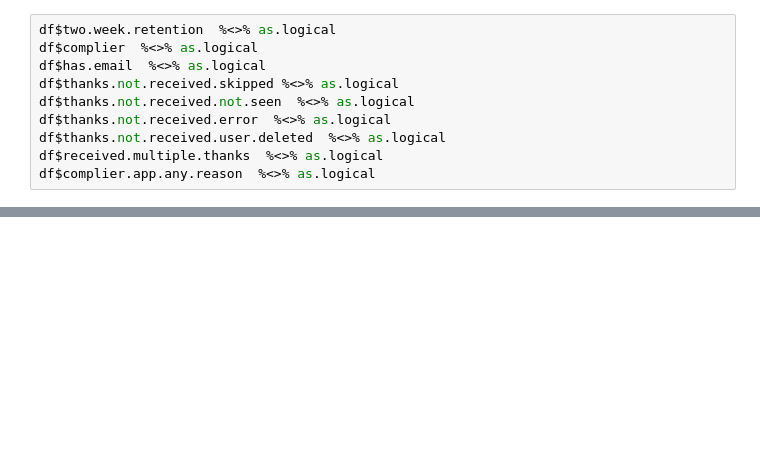
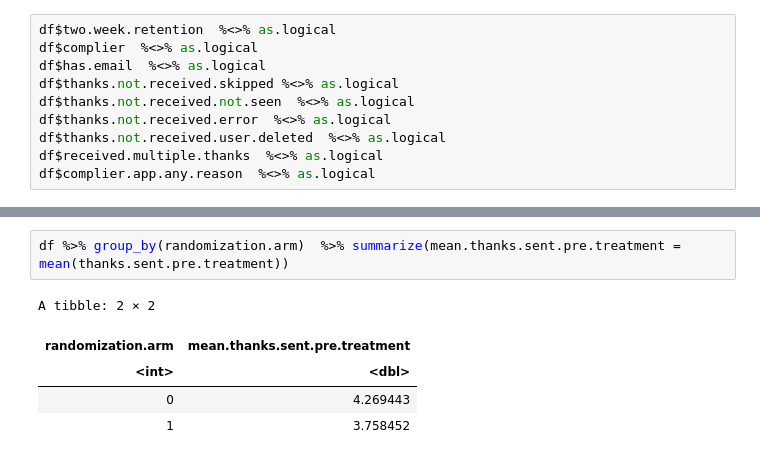
Before and after one commit to citizensandtech/civilservant-wikipedia-thanksender, a Jupyter notebook: ipython/grat thankee verify as if i'm jnm.ipynb, the cells around one changed output, grey strips where cells are left out. Drawn from its saved outputs; the diff is of its cells as text; blank space fills up the shorter version.

```diff
--- a/ipython/grat thankee verify as if i'm jnm.ipynb
+++ b/ipython/grat thankee verify as if i'm jnm.ipynb
@@ -24,0 +70,8 @@ df %>% group_by(randomization.arm)  %>% summarize(mean.labor.hours.per.day.diff
+# %%
+df %>% group_by(randomization.arm)  %>% summarize(mean.thanks.sent.pre.treatment = mean(thanks.sent.pre.treatment))
+# %% [output]
+A tibble: 2 × 2
+| randomization.arm | mean.thanks.sent.pre.treatment |
+| <int> | <dbl> |
+| 0 | 4.269443 |
+| 1 | 3.758452 |
```
Also changed, not shown: parts of 4 cells of this notebook, 9 other files.
